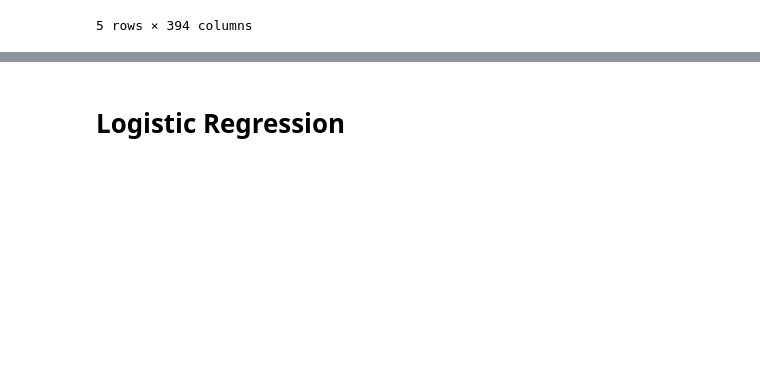
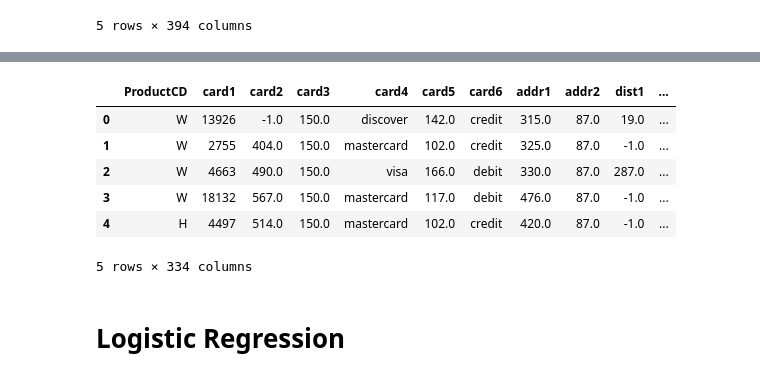
Before and after one commit to monanjo123/Fraud-Detection, a Jupyter notebook: Fraud Detection.ipynb, the cells around one changed output, grey strips where cells are left out. Cells and saved outputs as stored; diff of their text form; code cells hidden in the pictures; blank space fills up the shorter version.

Commit message:
Saved Dataset

```diff
--- a/Fraud Detection.ipynb
+++ b/Fraud Detection.ipynb
@@ -86,3 +78,0 @@ Mem. usage decreased to 25.86 Mb (42.7% reduction)
-# %%
-# Merge Dataset
-train = pd.merge(train_transaction, train_identity, on = 'TransactionID', how = 'left')
@@ -127,6 +104,6 @@ def useless_cols(dt, exep):
     cols_to_drop.remove(exep)
     return cols_to_drop
 # %%
-cols_to_drop = useless_cols(train, 'isFraud')
-train = train.drop(cols_to_drop, axis=1)
+cols_to_drop = useless_cols(train_transaction, 'isFraud')
+train_transaction = train_transaction.drop(cols_to_drop, axis=1)
 # %% [output]
@@ -196,0 +112,16 @@ In case you used a LabelEncoder before this OneHotEncoder to convert the categor
+# %%
+X_cols = train_transaction.columns[4:]
+y_cols = 'isFraud'
+X = train_transaction[X_cols]
+y = train_transaction[y_cols]
+# print(X.dtypes)
+# Categorical boolean mask
+categorical_features = X.dtypes==object
+# filter categorical columns using mask and turn it into a list
+categorical = X.columns[categorical_features].tolist()
+print(categorical)
+numerical_features = ~categorical_features
+numerical = X.columns[numerical_features].tolist()
+print(numerical)
+X[categorical] = X[categorical].fillna('NA')
+X[numerical] = X[numerical].fillna(-1)
@@ -196,0 +143,9 @@ In case you used a LabelEncoder before this OneHotEncoder to convert the categor
+# %%
+encoder = LabelEncoder()
+X[categorical] = X[categorical].apply(lambda col: encoder.fit_transform(col))
+one_hot_encoder = OneHotEncoder()
+
+X[categorical] = X[categorical].apply(lambda col: one_hot_encoder.fit_transform(col))
+
+scaler = StandardScaler()
+X[numerical] = X[numerical].apply(lambda col: scaler.fit_transform(col))
@@ -197,2 +159,12 @@ In case you used a LabelEncoder before this OneHotEncoder to convert the categor
+# %%
+X.head()
+# %% [output]
+|  | ProductCD | card1 | card2 | card3 | card4 | card5 | card6 | addr1 | addr2 | dist1 | ... |
+| 0 | W | 13926 | -1.0 | 150.0 | discover | 142.0 | credit | 315.0 | 87.0 | 19.0 | ... |
+| 1 | W | 2755 | 404.0 | 150.0 | mastercard | 102.0 | credit | 325.0 | 87.0 | -1.0 | ... |
+| 2 | W | 4663 | 490.0 | 150.0 | visa | 166.0 | debit | 330.0 | 87.0 | 287.0 | ... |
+| 3 | W | 18132 | 567.0 | 150.0 | mastercard | 117.0 | debit | 476.0 | 87.0 | -1.0 | ... |
+| 4 | H | 4497 | 514.0 | 150.0 | mastercard | 102.0 | credit | 420.0 | 87.0 | -1.0 | ... |
+5 rows × 334 columns
 # %% [markdown]
 # Logistic Regression
```
Also changed, not shown: parts of 18 cells of this notebook.
